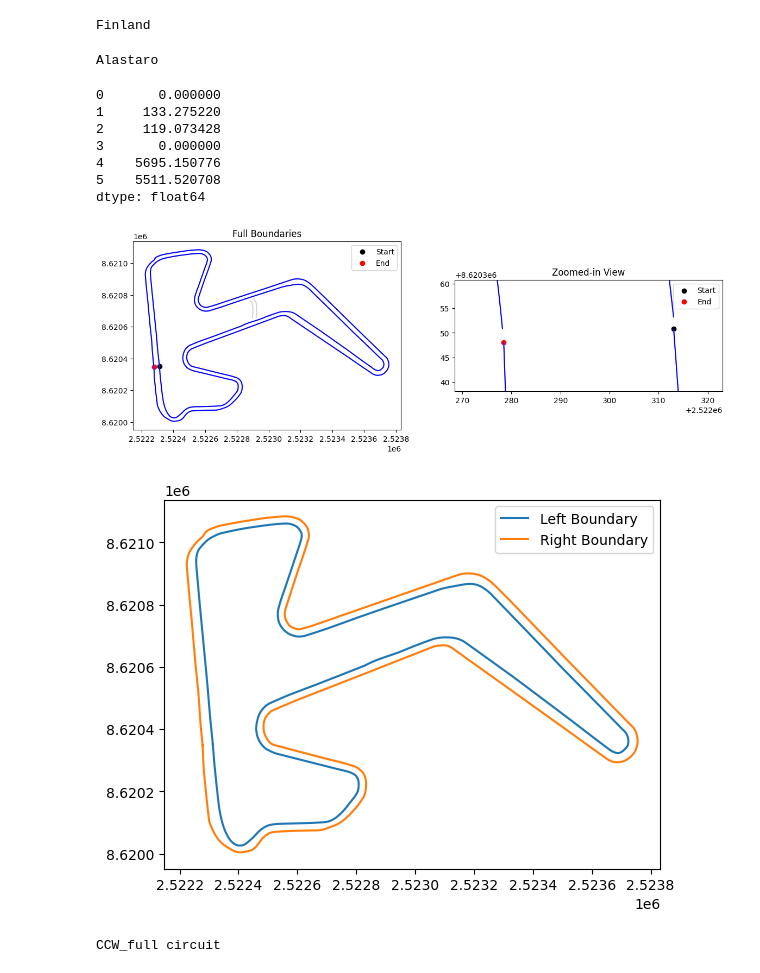
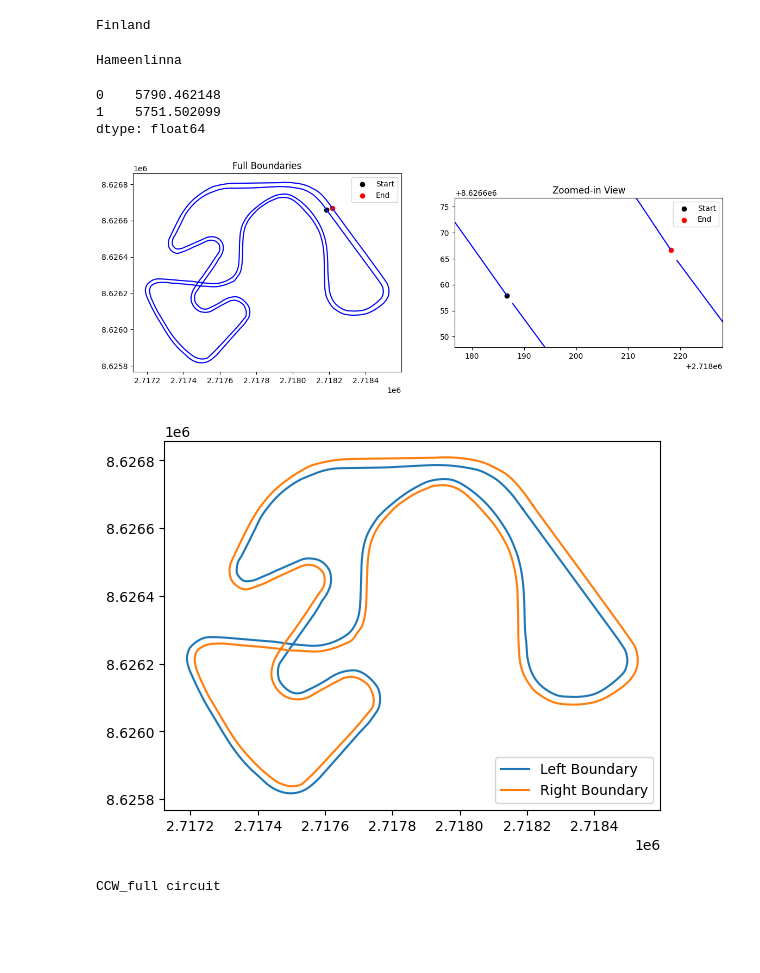
Before and after one commit to nikita-coder12/Milestone1, a Jupyter notebook: try.ipynb, the cells around one changed output. Saved outputs shown, nothing was run; the diff lists cells and outputs as text; code cells hidden in the pictures; blank space fills up the shorter version.

```diff
--- a/try.ipynb
+++ b/try.ipynb
@@ -16,10 +16,10 @@ print(root_name)
 # %% [output]
 Finland
 # %%
-dir_list = [os.listdir(root_name)[0]]
+dir_list = [os.listdir(root_name)[2]]
 print(dir_list[0])
 # %% [output]
-Alastaro
+Hameenlinna
 # %%
 name = dir_list[0]
 # %%
@@ -28,12 +28,8 @@ boundaries = gpd.read_file(root+r'boundaries.shp').to_crs(epsg=3857)
 # %%
 boundaries.length
 # %% [output]
-0       0.000000
-1     133.275220
-2     119.073428
-3       0.000000
-4    5695.150776
-5    5511.520708
+0    5790.462148
+1    5751.502099
 dtype: float64
 # %%
 def is_clockwise(coords):
@@ -63,7 +59,7 @@ import matplotlib.pyplot as plt
 
 # Define the ends and geometry for plotting
 dir = 1
-ends = [4,5]
+ends = [0,1]
 line1 = boundaries.iloc[ends[0]].geometry
 line2 = boundaries.iloc[ends[1]].geometry
 
@@ -90,34 +86,34 @@ elif dir == 1:
 # Create subplots
 fig, (ax1, ax2) = plt.subplots(1, 2, figsize=(14, 7))
 
 # Plot the full boundaries on ax1
 boundaries.plot(ax=ax1, color='lightgrey')
 boundaries.iloc[ends].plot(ax=ax1, color='blue')  # Highlight selected boundaries
 ax1.set_title('Full Boundaries')
 ax1.scatter(line1.coords[0][0], line1.coords[0][1], color='black', label='Start')
 ax1.scatter(line2.coords[0][0], line2.coords[0][1], color='red', label='End')
 ax1.legend()
 
 # Plot the zoomed-in view on ax2
 boundaries.plot(ax=ax2, color='lightgrey')
 boundaries.iloc[ends].plot(ax=ax2, color='blue')  # Highlight selected boundaries
 ax2.set_title('Zoomed-in View')
 ax2.scatter(line1.coords[0][0], line1.coords[0][1], color='black', label='Start')
 ax2.scatter(line2.coords[0][0], line2.coords[0][1], color='red', label='End')
 
 # Define zoomed limits based on the line coordinates
 x_min = min(line1.coords[0][0], line2.coords[0][0]) - 10
 x_max = max(line1.coords[0][0], line2.coords[0][0]) + 10
 y_min = min(line1.coords[0][1], line2.coords[0][1]) - 10
 y_max = max(line1.coords[0][1], line2.coords[0][1]) + 10
 ax2.set_xlim(x_min, x_max)
 ax2.set_ylim(y_min, y_max)
 ax2.legend()
 
 # Show the plot
 plt.show()
 # %% [output]
-[figure, old version]
+[figure, new version]
 # %%
 total_points = int(boundaries.iloc[ends[0]].geometry.length/1.8)
 # %%
@@ -174,7 +170,7 @@ plt.plot(right_x_smooth, right_y_smooth, label='Right Boundary')
 plt.legend()
 plt.show()
 # %% [output]
-[figure, old version]
+[figure, new version]
 # %%
 smoothed_left_boundary = gpd.GeoDataFrame(geometry= [Point(x,y) for x,y in zip(left_x_smooth,left_y_smooth)],crs='EPSG:3857')
 smoothed_right_boundary = gpd.GeoDataFrame(geometry= [Point(x,y) for x,y in zip(right_x_smooth,right_y_smooth)],crs='EPSG:3857')
```
Also changed, not shown: 16 other files.
